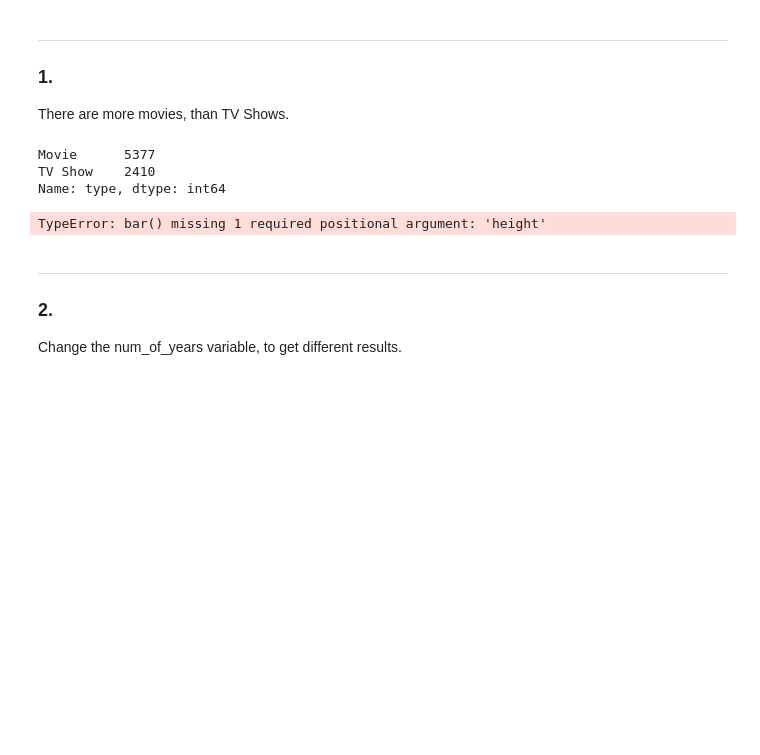
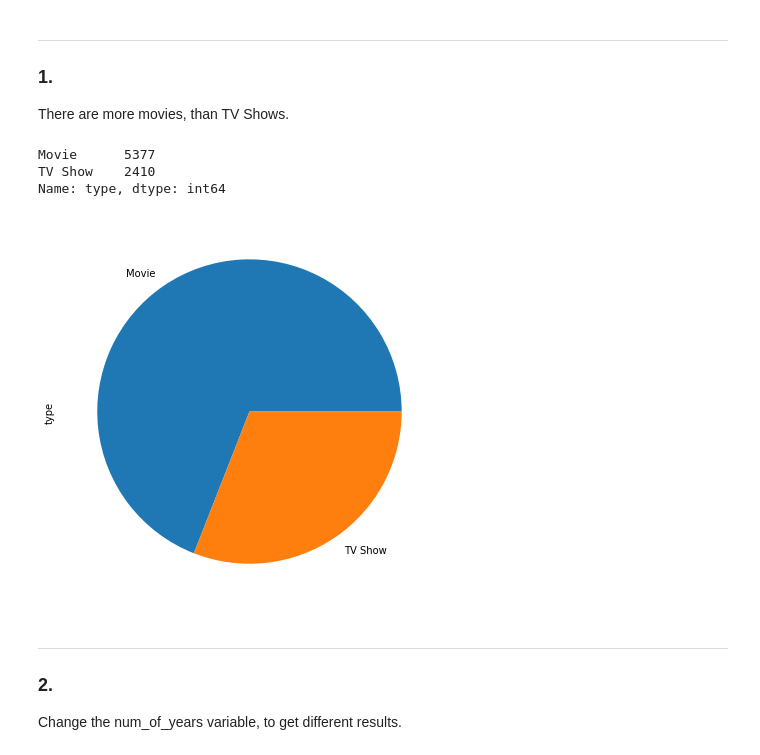
Before and after one commit to Uni-2018-n/tede_1, a Jupyter notebook: main.ipynb, the cells around one changed output. Cells and saved outputs as stored; diff of their text form; code cells hidden in the pictures; blank space fills up the shorter version.

Commit message:
Added more charts and fixed some errors (This time I really did it)

```diff
--- a/main.ipynb
+++ b/main.ipynb
@@ -44,17 +44,17 @@ There are more movies, than TV Shows.
 # %%
 def ex_1():
     item_counts = netflix['type'].value_counts()
 
     print(item_counts)
 
-    plt.bar(item_counts)
+    item_counts.plot(kind='pie')
 
 ex_1()
 # %% [output]
 Movie      5377
 TV Show    2410
 Name: type, dtype: int64
-TypeError: bar() missing 1 required positional argument: 'height'
+[figure, added]
 # %% [markdown]
 ---
 ### 2.
```
Also changed, not shown: parts of 1 cell of this notebook.
